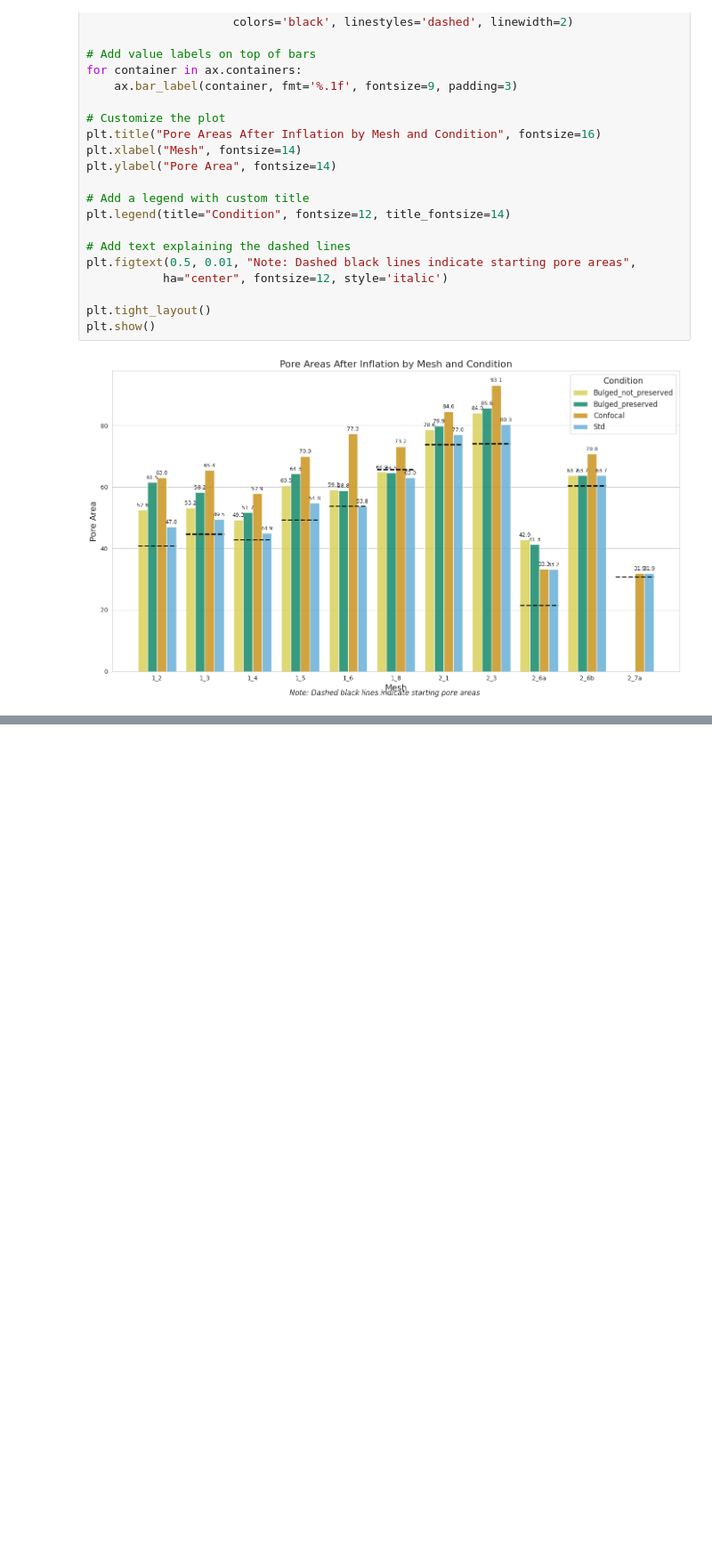
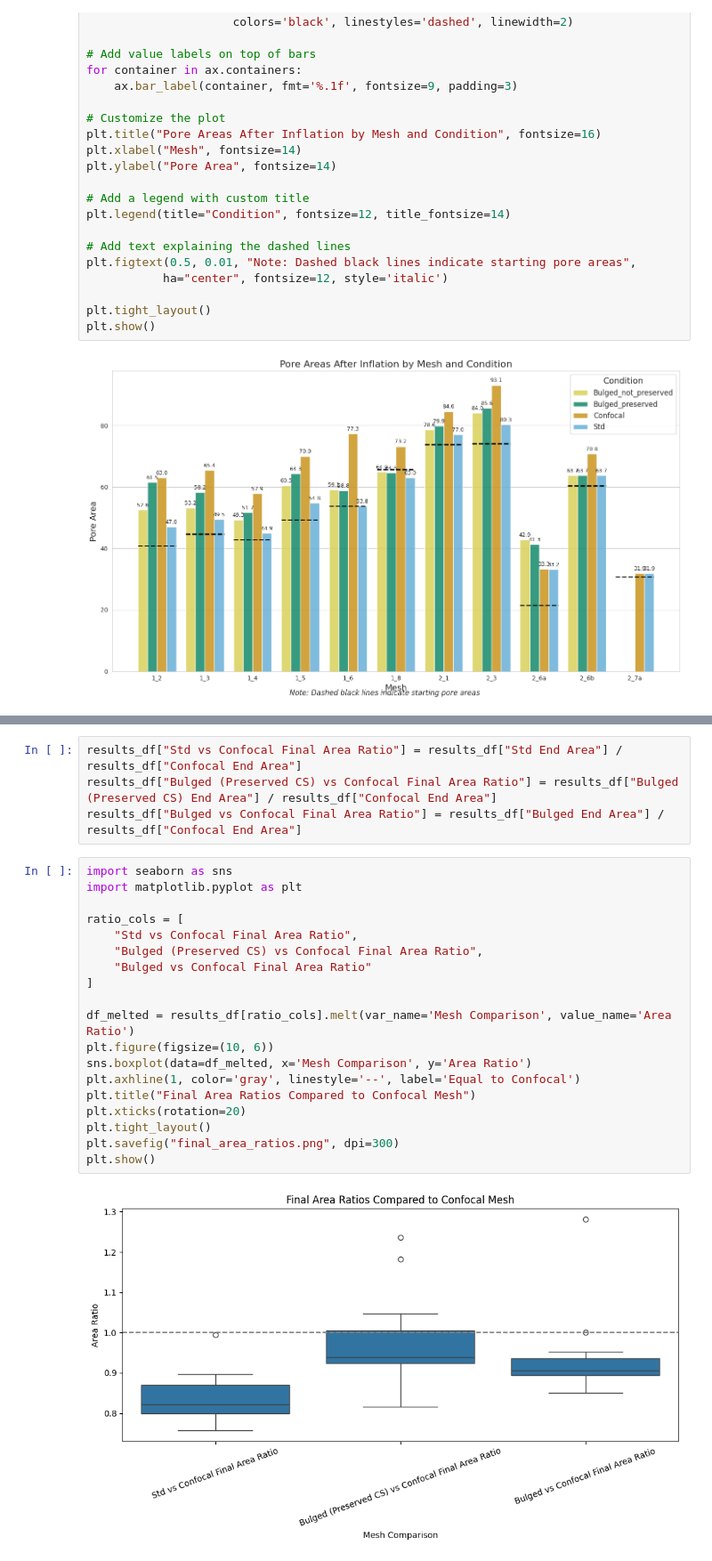
Before and after one commit to mtomtom/onion-stomatal-geometry, a Jupyter notebook: output/results.ipynb, the cells around one changed output, grey strips where cells are left out. Shown at 89% size. Cells and saved outputs as stored; diff of their text form; blank space fills up the shorter version.

```diff
--- a/output/results.ipynb
+++ b/output/results.ipynb
@@ -710,0 +810,25 @@ plt.show()
+# %%
+results_df["Std vs Confocal Final Area Ratio"] = results_df["Std End Area"] / results_df["Confocal End Area"]
+results_df["Bulged (Preserved CS) vs Confocal Final Area Ratio"] = results_df["Bulged (Preserved CS) End Area"] / results_df["Confocal End Area"]
+results_df["Bulged vs Confocal Final Area Ratio"] = results_df["Bulged End Area"] / results_df["Confocal End Area"]
+# %%
+import seaborn as sns
+import matplotlib.pyplot as plt
+
+ratio_cols = [
+    "Std vs Confocal Final Area Ratio",
+    "Bulged (Preserved CS) vs Confocal Final Area Ratio",
+    "Bulged vs Confocal Final Area Ratio"
+]
+
+df_melted = results_df[ratio_cols].melt(var_name='Mesh Comparison', value_name='Area Ratio')
+plt.figure(figsize=(10, 6))
+sns.boxplot(data=df_melted, x='Mesh Comparison', y='Area Ratio')
+plt.axhline(1, color='gray', linestyle='--', label='Equal to Confocal')
+plt.title("Final Area Ratios Compared to Confocal Mesh")
+plt.xticks(rotation=20)
+plt.tight_layout()
+plt.savefig("final_area_ratios.png", dpi=300)
+plt.show()
+# %% [output]
+[figure, added]
```
Also changed, not shown: parts of 15 cells of this notebook, 1 other file.
